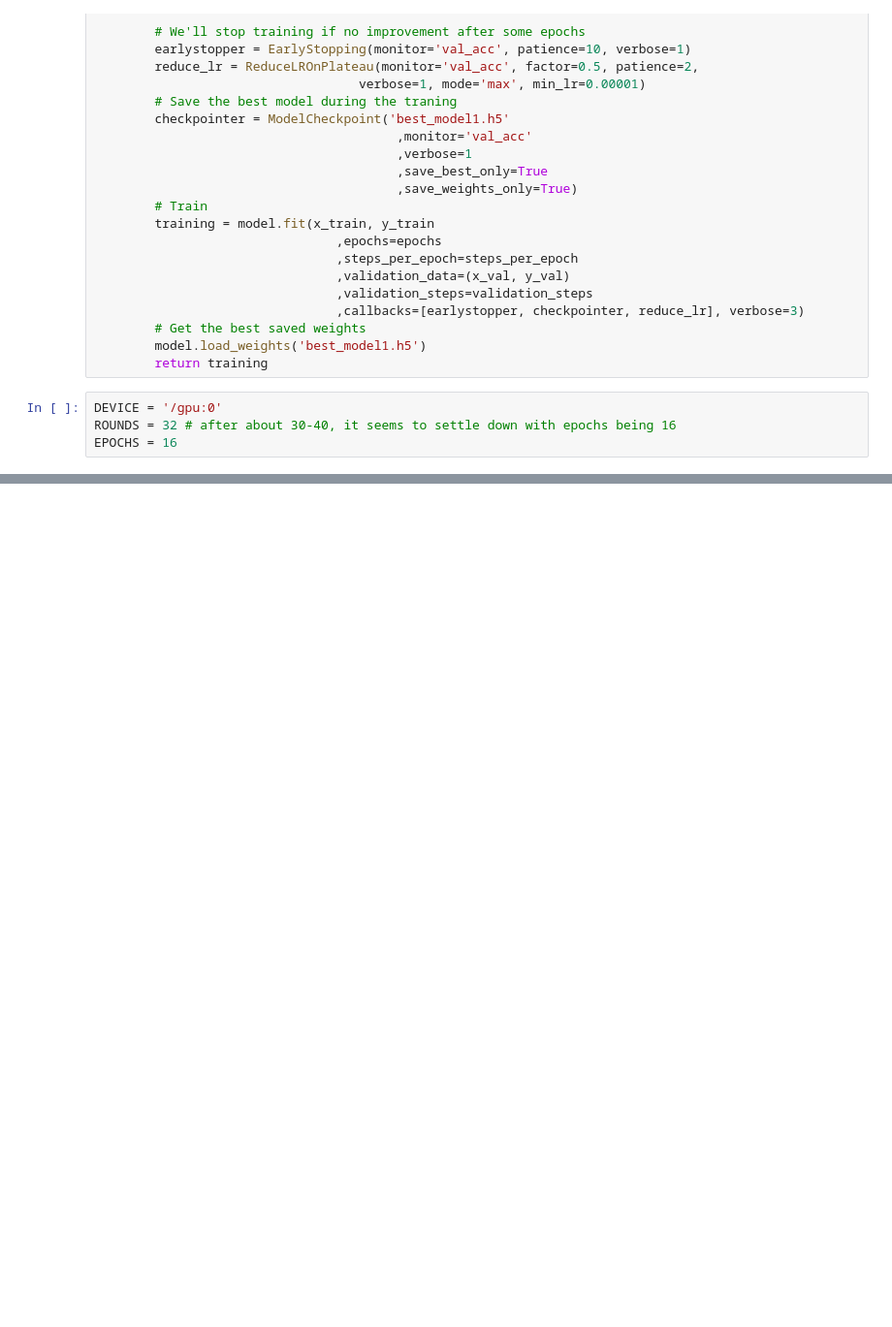
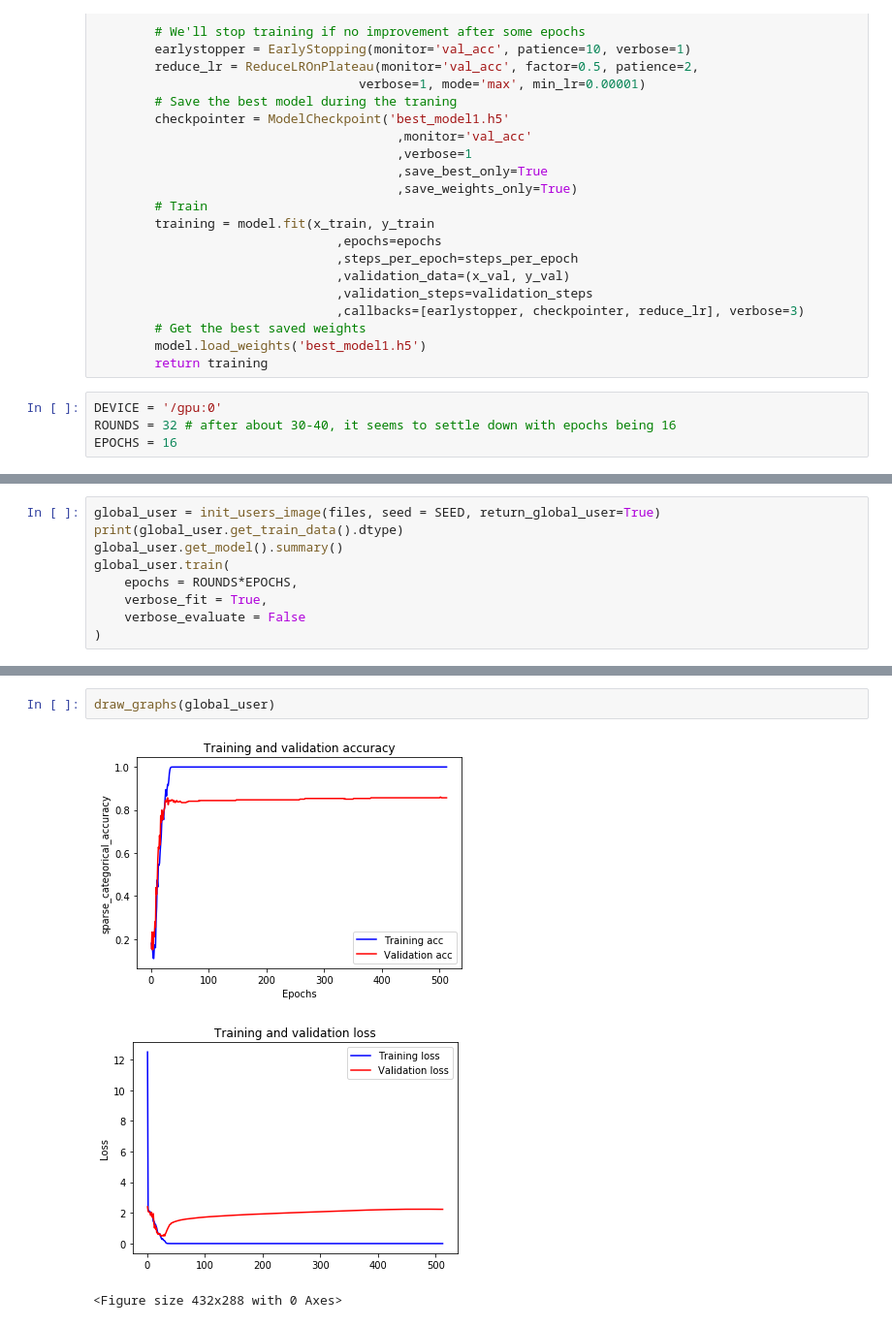
Before and after one commit to Kimi450/Federated-Machine-Learning, a Jupyter notebook: src/images.ipynb, the cells around one changed output, grey strips where cells are left out. Shown at 97% size. Cells and saved outputs as stored; diff of their text form; blank space fills up the shorter version.

```diff
--- a/src/images.ipynb
+++ b/src/images.ipynb
@@ -713,0 +720,9 @@ for user in users.values():
+# %%
+global_user = init_users_image(files, seed = SEED, return_global_user=True)
+print(global_user.get_train_data().dtype)
+global_user.get_model().summary()
+global_user.train(
+    epochs = ROUNDS*EPOCHS,
+    verbose_fit = True,
+    verbose_evaluate = False
+)
@@ -713,0 +747,6 @@ for user in users.values():
+# %%
+draw_graphs(global_user)
+# %% [output]
+[figure, added]
+[figure, added]
+<Figure size 432x288 with 0 Axes>
```
Also changed, not shown: parts of 14 cells of this notebook.
